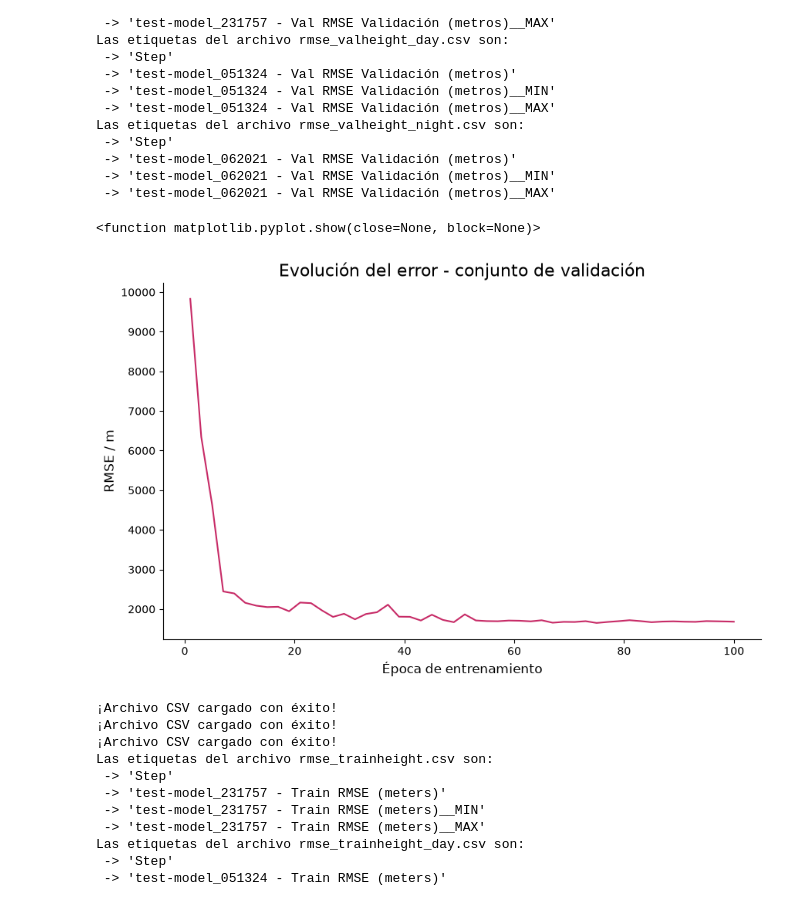
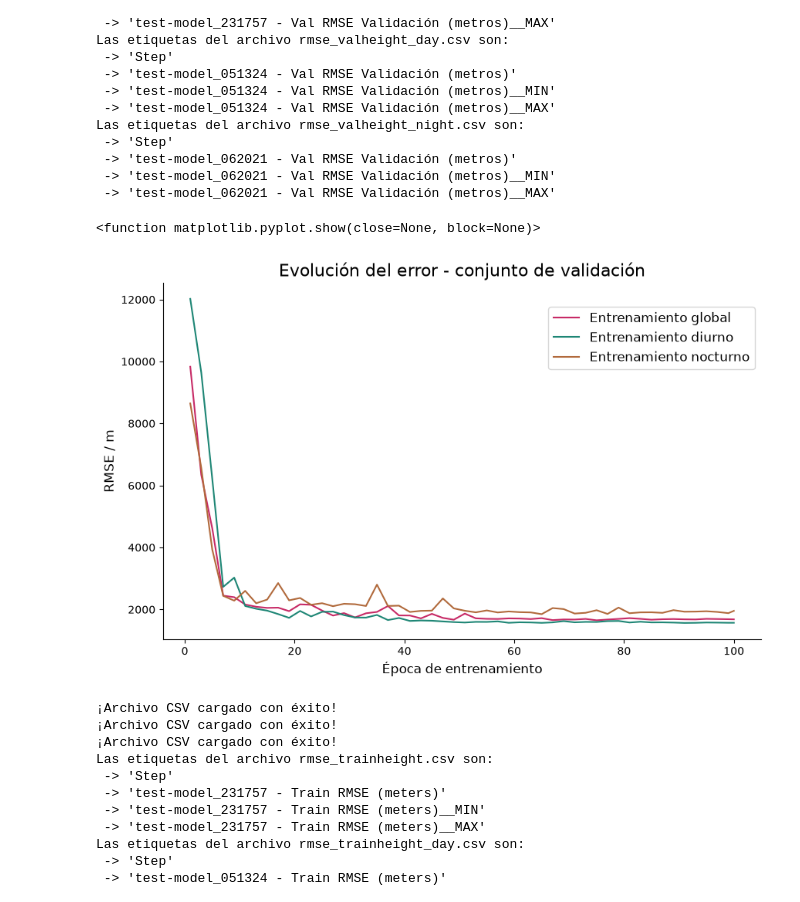
Before and after one commit to veraperez23/CloudBaseHeight, a Jupyter notebook: graphs_results/apartado2/apartado2.ipynb, the cells around one changed output. Cells and saved outputs as stored; diff of their text form; code cells hidden in the pictures.

```diff
--- a/graphs_results/apartado2/apartado2.ipynb
+++ b/graphs_results/apartado2/apartado2.ipynb
@@ -93,22 +93,22 @@ Las etiquetas del archivo rmse_valheight_night.csv son:
 # %%
 plt.figure(figsize=(10,6))
 
-plt.plot(epocas, 10000*rmse_val['test-model_231757 - Val RMSE Validación (metros)'], linewidth=1.5, color=colores[0], label='Global')
-#plt.plot(epocas_day, rmse_val_day['test-model_051324 - Val RMSE Validación (metros)'], linewidth=1.5, color=colores[0], label='Día')
-#plt.plot(epocas_day, rmse_val_night['test-model_062021 - Val RMSE Validación (metros)'], linewidth=1.5, color=colores[1], label='Noche')
+plt.plot(epocas, 10000*rmse_val['test-model_231757 - Val RMSE Validación (metros)'], linewidth=1.5, color=colores[0], label='Entrenamiento global')
+plt.plot(epocas_day, rmse_val_day['test-model_051324 - Val RMSE Validación (metros)'], linewidth=1.5, color=colores[2], label='Entrenamiento diurno')
+plt.plot(epocas_night, rmse_val_night['test-model_062021 - Val RMSE Validación (metros)'], linewidth=1.5, color=colores[1], label='Entrenamiento nocturno')
 
 plt.xlabel('Época de entrenamiento', fontsize=12)
 plt.ylabel('RMSE / m', fontsize=12)
 plt.title('Evolución del error - conjunto de validación', fontsize=16)
-#plt.legend(fontsize=12,  bbox_to_anchor=(1.0, 0.95))
+plt.legend(fontsize=12,  bbox_to_anchor=(1.0, 0.95))
 ax = plt.gca()
 ax.spines['top'].set_visible(False)
 ax.spines['right'].set_visible(False)
 
 plt.show
 # %% [output]
 <function matplotlib.pyplot.show(close=None, block=None)>
-[figure, old version]
+[figure, new version]
 # %%
 rmse_train=leer_csv('rmse_trainheight.csv')
 rmse_train_day=leer_csv('rmse_trainheight_day.csv')
```
Also changed, not shown: parts of 5 cells of this notebook, 1 other file.
